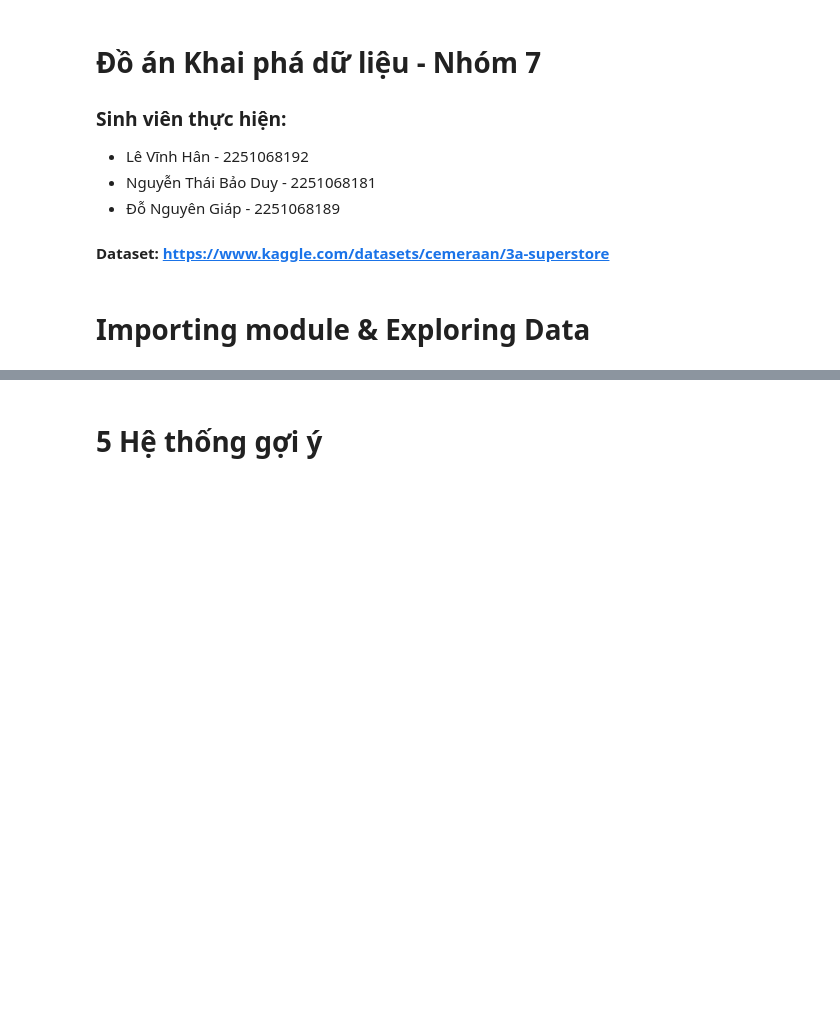
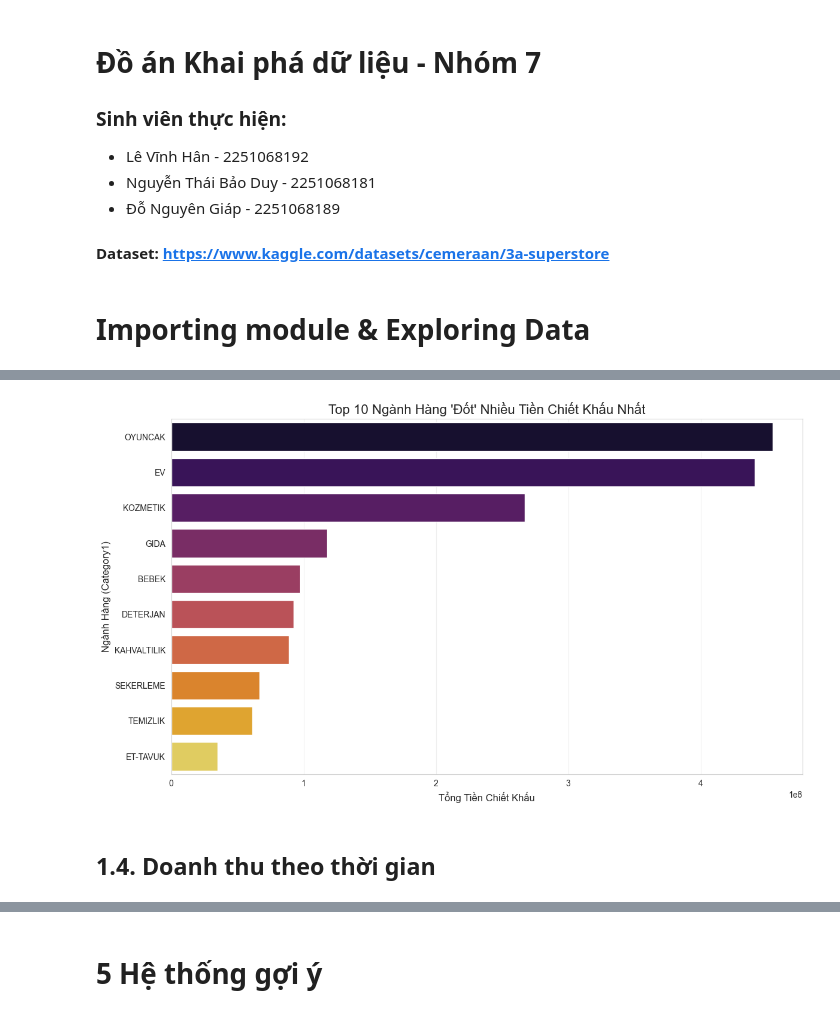
Before and after one commit to Hanhoclaptrinh/data-mining, a Jupyter notebook: source/Nhom7.ipynb, the cells around one changed output, grey strips where cells are left out. Drawn from its saved outputs; the diff is of its cells as text; code cells hidden in the pictures; blank space fills up the shorter version.

```diff
--- a/source/Nhom7.ipynb
+++ b/source/Nhom7.ipynb
@@ -86,3 +87 @@ shape: (1, 20)
-# %%
-df = df.drop_nulls()
 # %% [markdown]
@@ -183,0 +195,22 @@ plt.show()
+# %%
+# doanh thu và chiết khấu theo ngành hàng (Category1)
+category_analysis = (
+    df.group_by("category1")
+    .agg([
+        pl.sum("gross_revenue").alias("total_gross_revenue"),
+        pl.sum("net_revenue").alias("total_net_revenue"),
+        pl.sum("discount_amount").alias("total_discount")
+    ])
+    .with_columns(
+        # tính tỷ lệ chiết khấu tổng thể của mỗi ngành hàng
+        pl.when(pl.col("total_gross_revenue") > 0)
+          .then(((pl.col("total_discount") / pl.col("total_gross_revenue")) * 100))
+          .otherwise(0)
+          .alias("overall_discount_rate")
+    )
+    .sort("total_discount", descending=True)
+    .to_pandas()
+)
+
+print("Top 10 ngành hàng 'đốt' nhiều tiền chiết khấu nhất:")
+print(category_analysis.head(10))
@@ -183,0 +235,21 @@ plt.show()
+# %%
+top_10_discount_categories = category_analysis.head(10)
+
+plt.figure(figsize=(12, 7))
+sns.barplot(
+    data=top_10_discount_categories,
+    x="total_discount",
+    y="category1",
+    palette="inferno"
+)
+
+plt.title("Top 10 Ngành Hàng 'Đốt' Nhiều Tiền Chiết Khấu Nhất", fontsize=16)
+plt.xlabel("Tổng Tiền Chiết Khấu", fontsize=12)
+plt.ylabel("Ngành Hàng (Category1)", fontsize=12)
+plt.grid(axis='x', alpha=0.3)
+plt.tight_layout()
+plt.show()
+# %% [output]
+[figure, added]
+# %% [markdown]
+## **1.4. Doanh thu theo thời gian**
```
Also changed, not shown: parts of 61 cells of this notebook.
